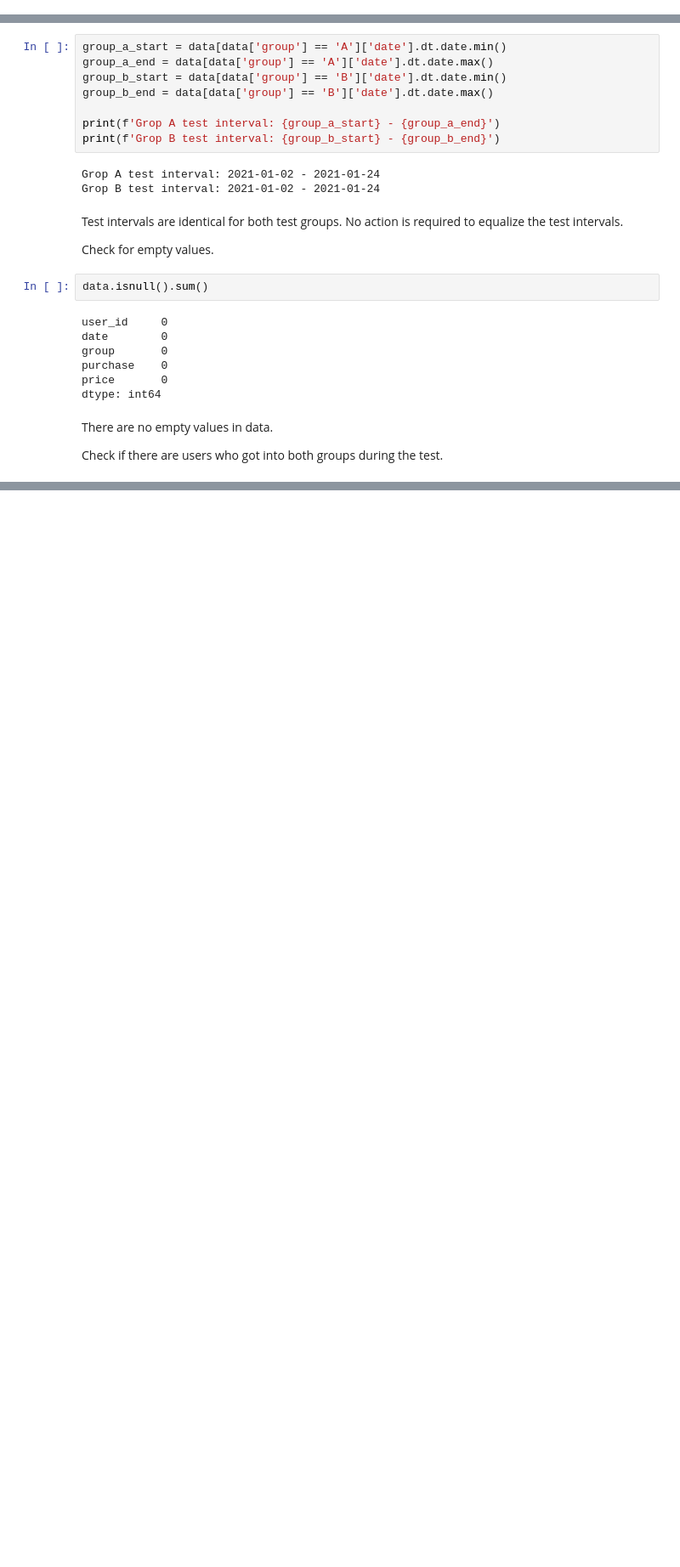
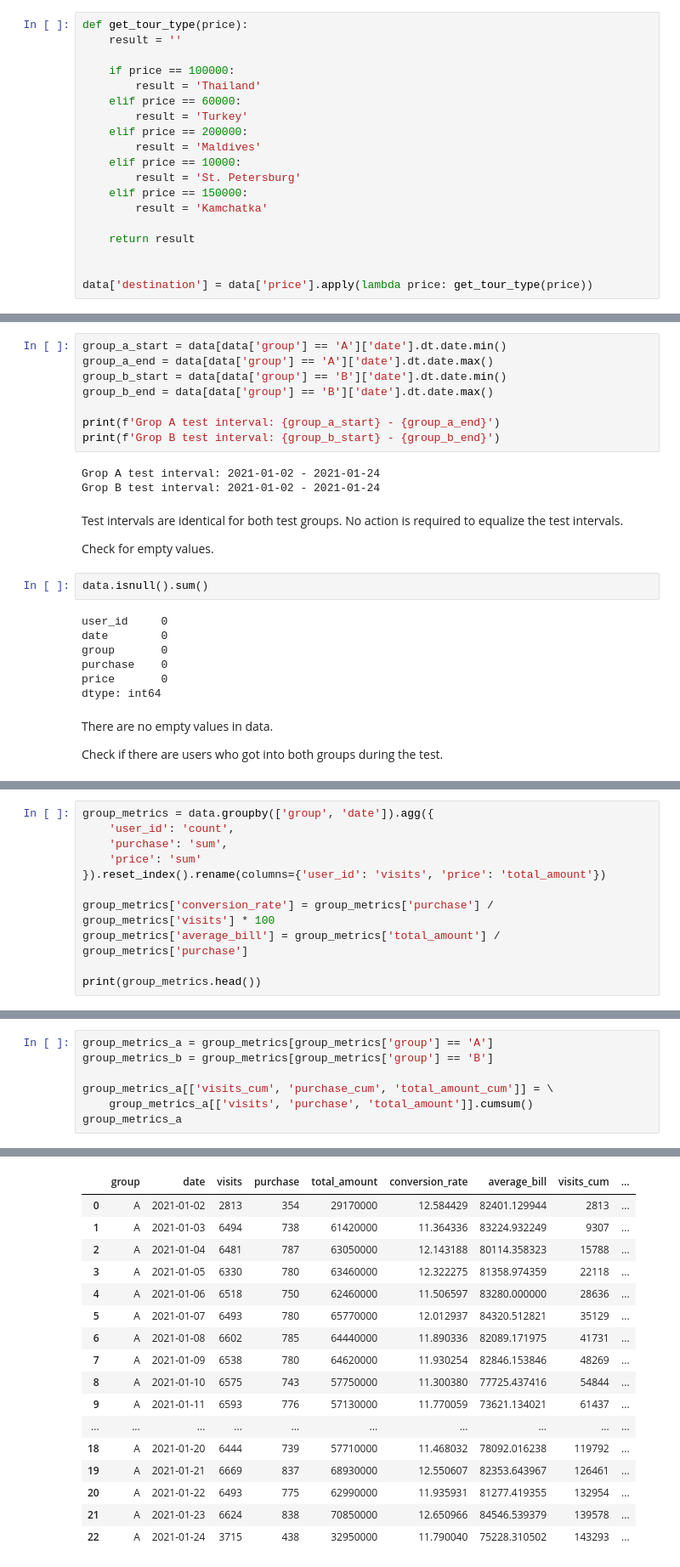
Before and after one commit to helios12/DataScienceProjects, a Jupyter notebook: tasks/task-11/Task-11-AB-Testing-Two-Landing-Pages.ipynb, the cells around one changed output, grey strips where cells are left out. Shown at 85% size. Cells and saved outputs as stored; diff of their text form; blank space fills up the shorter version.

```diff
--- a/tasks/task-11/Task-11-AB-Testing-Two-Landing-Pages.ipynb
+++ b/tasks/task-11/Task-11-AB-Testing-Two-Landing-Pages.ipynb
@@ -21,2 +24,21 @@ data.head()
+# %%
+def get_tour_type(price):
+    result = ''
+
+    if price == 100000:
+        result = 'Thailand'
+    elif price == 60000:
+        result = 'Turkey'
+    elif price == 200000:
+        result = 'Maldives'
+    elif price == 10000:
+        result = 'St. Petersburg'
+    elif price == 150000:
+        result = 'Kamchatka'
+
+    return result
+
+
+data['destination'] = data['price'].apply(lambda price: get_tour_type(price))
 # %% [markdown]
 ### Exploratory data analysis
@@ -99,0 +195,11 @@ Total test data after deletion: 286690
+# %%
+group_metrics = data.groupby(['group', 'date']).agg({
+    'user_id': 'count',
+    'purchase': 'sum',
+    'price': 'sum'
+}).reset_index().rename(columns={'user_id': 'visits', 'price': 'total_amount'})
+
+group_metrics['conversion_rate'] = group_metrics['purchase'] / group_metrics['visits'] * 100
+group_metrics['average_bill'] = group_metrics['total_amount'] / group_metrics['purchase']
+
+print(group_metrics.head())
@@ -99,0 +222,8 @@ Total test data after deletion: 286690
+# %%
+group_metrics_a = group_metrics[group_metrics['group'] == 'A']
+group_metrics_b = group_metrics[group_metrics['group'] == 'B']
+
+group_metrics_a[['visits_cum', 'purchase_cum', 'total_amount_cum']] = \
+    group_metrics_a[['visits', 'purchase', 'total_amount']].cumsum()
+group_metrics_a
+# %% [output]
@@ -99,0 +248,17 @@ Total test data after deletion: 286690
+|  | group | date | visits | purchase | total_amount | conversion_rate | average_bill | visits_cum | ... |
+| 0 | A | 2021-01-02 | 2813 | 354 | 29170000 | 12.584429 | 82401.129944 | 2813 | ... |
+| 1 | A | 2021-01-03 | 6494 | 738 | 61420000 | 11.364336 | 83224.932249 | 9307 | ... |
+| 2 | A | 2021-01-04 | 6481 | 787 | 63050000 | 12.143188 | 80114.358323 | 15788 | ... |
+| 3 | A | 2021-01-05 | 6330 | 780 | 63460000 | 12.322275 | 81358.974359 | 22118 | ... |
+| 4 | A | 2021-01-06 | 6518 | 750 | 62460000 | 11.506597 | 83280.000000 | 28636 | ... |
+| 5 | A | 2021-01-07 | 6493 | 780 | 65770000 | 12.012937 | 84320.512821 | 35129 | ... |
+| 6 | A | 2021-01-08 | 6602 | 785 | 64440000 | 11.890336 | 82089.171975 | 41731 | ... |
+| 7 | A | 2021-01-09 | 6538 | 780 | 64620000 | 11.930254 | 82846.153846 | 48269 | ... |
+| 8 | A | 2021-01-10 | 6575 | 743 | 57750000 | 11.300380 | 77725.437416 | 54844 | ... |
+| 9 | A | 2021-01-11 | 6593 | 776 | 57130000 | 11.770059 | 73621.134021 | 61437 | ... |
+| ... | ... | ... | ... | ... | ... | ... | ... | ... | ... |
+| 18 | A | 2021-01-20 | 6444 | 739 | 57710000 | 11.468032 | 78092.016238 | 119792 | ... |
+| 19 | A | 2021-01-21 | 6669 | 837 | 68930000 | 12.550607 | 82353.643967 | 126461 | ... |
+| 20 | A | 2021-01-22 | 6493 | 775 | 62990000 | 11.935931 | 81277.419355 | 132954 | ... |
+| 21 | A | 2021-01-23 | 6624 | 838 | 70850000 | 12.650966 | 84546.539379 | 139578 | ... |
+| 22 | A | 2021-01-24 | 3715 | 438 | 32950000 | 11.790040 | 75228.310502 | 143293 | ... |
```
Also changed, not shown: parts of 20 cells of this notebook.
